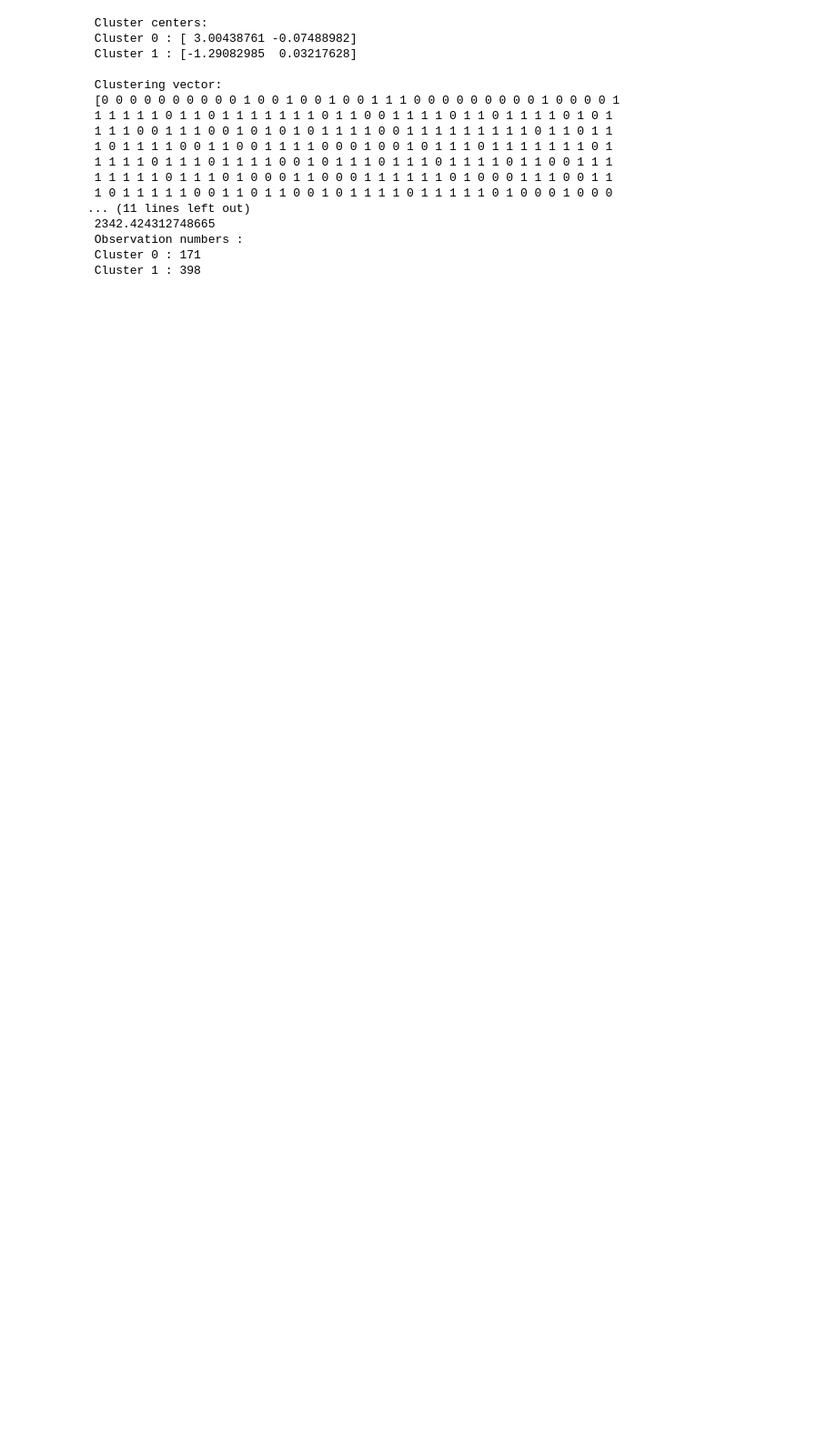
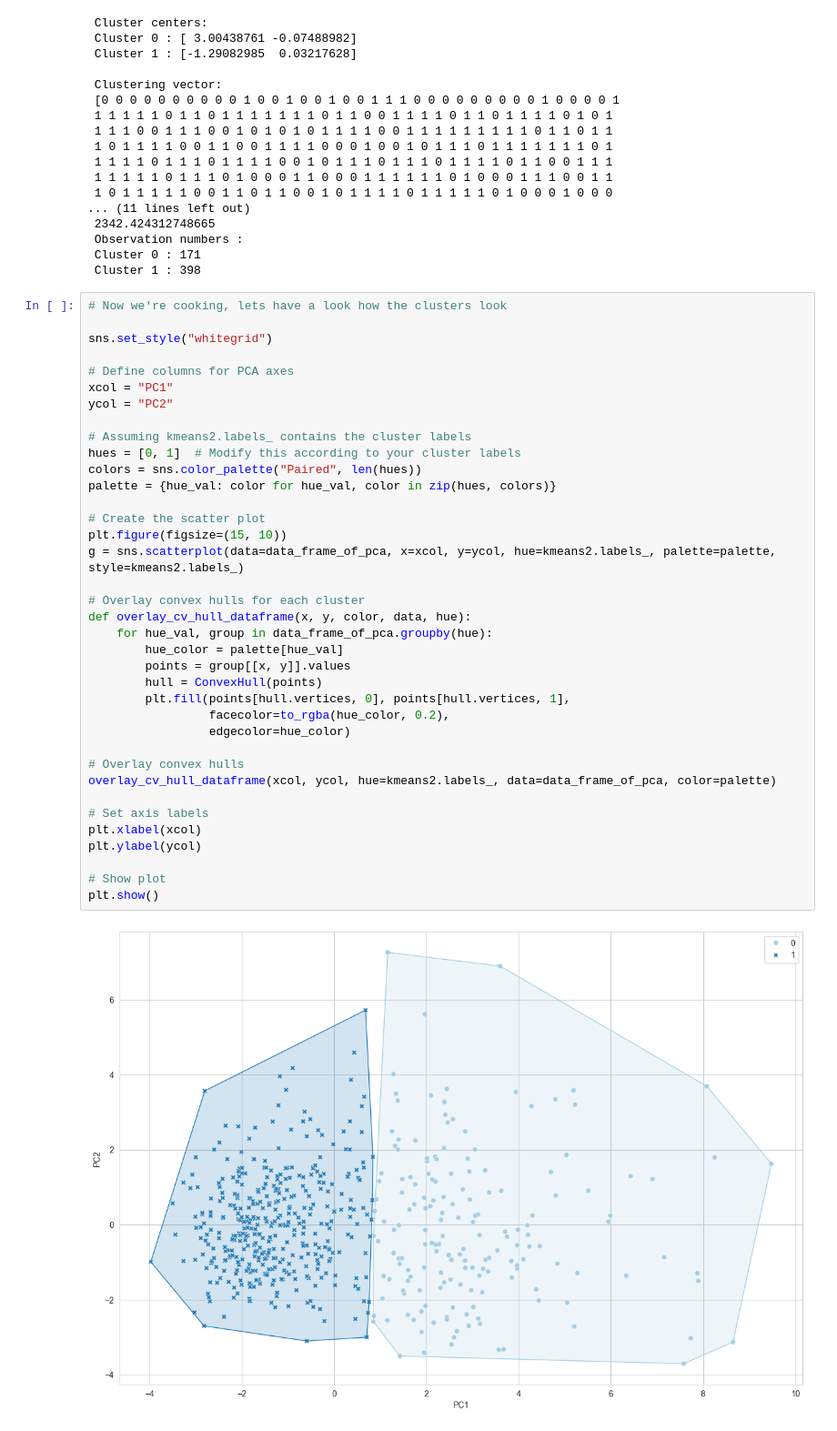
Before and after one commit to OutWooods/statistics-course, a Jupyter notebook: exploring-initial-data.ipynb, the cells around one changed output. Shown at 91% size. Cells and saved outputs as stored; diff of their text form; blank space fills up the shorter version.

Commit message:
exploring data

```diff
--- a/exploring-initial-data.ipynb
+++ b/exploring-initial-data.ipynb
@@ -222,3 +222,42 @@ print('\n',
  Observation numbers :
  Cluster 0 : 171
  Cluster 1 : 398
+# %%
+# Now we're cooking, lets have a look how the clusters look
+
+sns.set_style("whitegrid")
+
+# Define columns for PCA axes
+xcol = "PC1"
+ycol = "PC2"
+
+# Assuming kmeans2.labels_ contains the cluster labels
+hues = [0, 1]  # Modify this according to your cluster labels
+colors = sns.color_palette("Paired", len(hues))
+palette = {hue_val: color for hue_val, color in zip(hues, colors)}
+
+# Create the scatter plot
+plt.figure(figsize=(15, 10))
+g = sns.scatterplot(data=data_frame_of_pca, x=xcol, y=ycol, hue=kmeans2.labels_, palette=palette, style=kmeans2.labels_)
+
+# Overlay convex hulls for each cluster
+def overlay_cv_hull_dataframe(x, y, color, data, hue):
+    for hue_val, group in data_frame_of_pca.groupby(hue):
+        hue_color = palette[hue_val]
+        points = group[[x, y]].values
+        hull = ConvexHull(points)
+        plt.fill(points[hull.vertices, 0], points[hull.vertices, 1],
+                 facecolor=to_rgba(hue_color, 0.2),
+                 edgecolor=hue_color)
+
+# Overlay convex hulls
+overlay_cv_hull_dataframe(xcol, ycol, hue=kmeans2.labels_, data=data_frame_of_pca, color=palette)
+
+# Set axis labels
+plt.xlabel(xcol)
+plt.ylabel(ycol)
+
+# Show plot
+plt.show()
+# %% [output]
+[figure, added]
```
Also changed, not shown: parts of 2 cells of this notebook, 1 other file.
